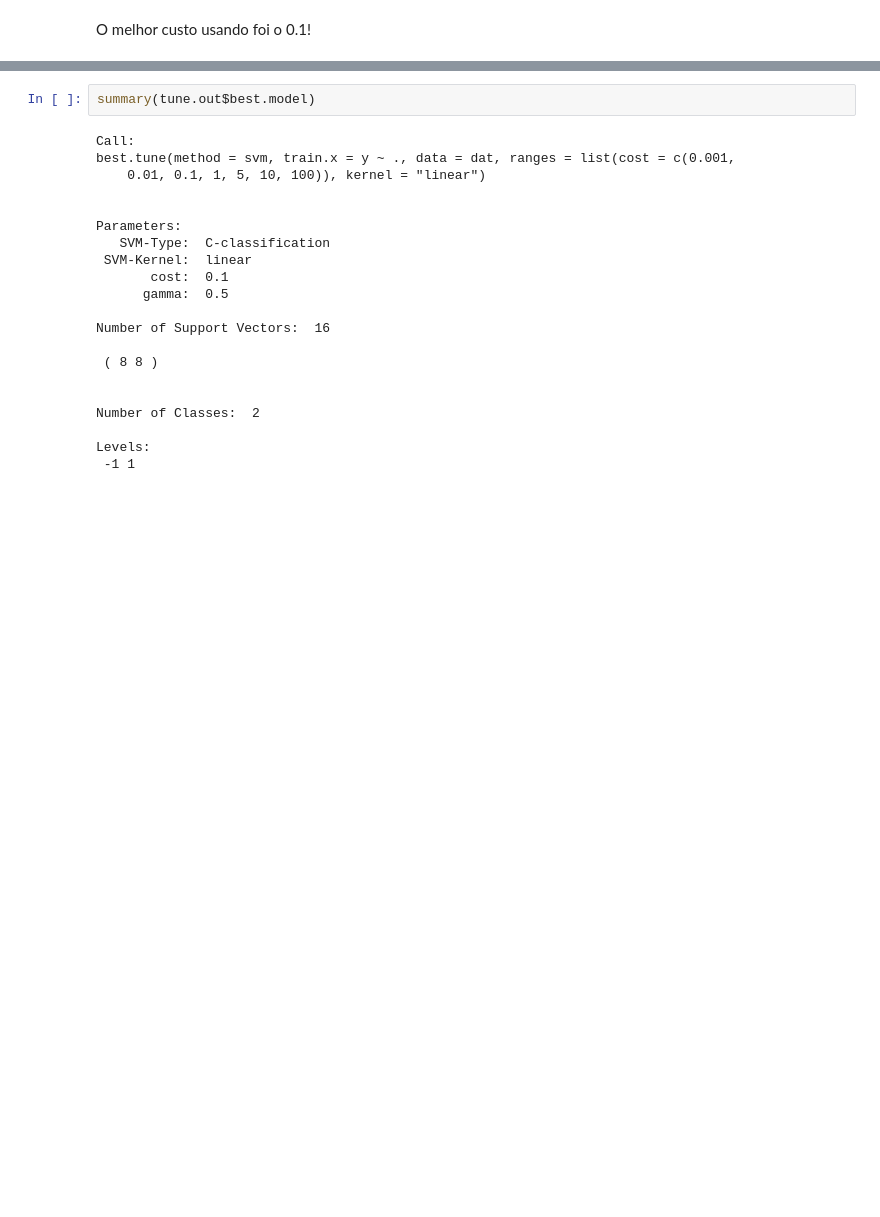
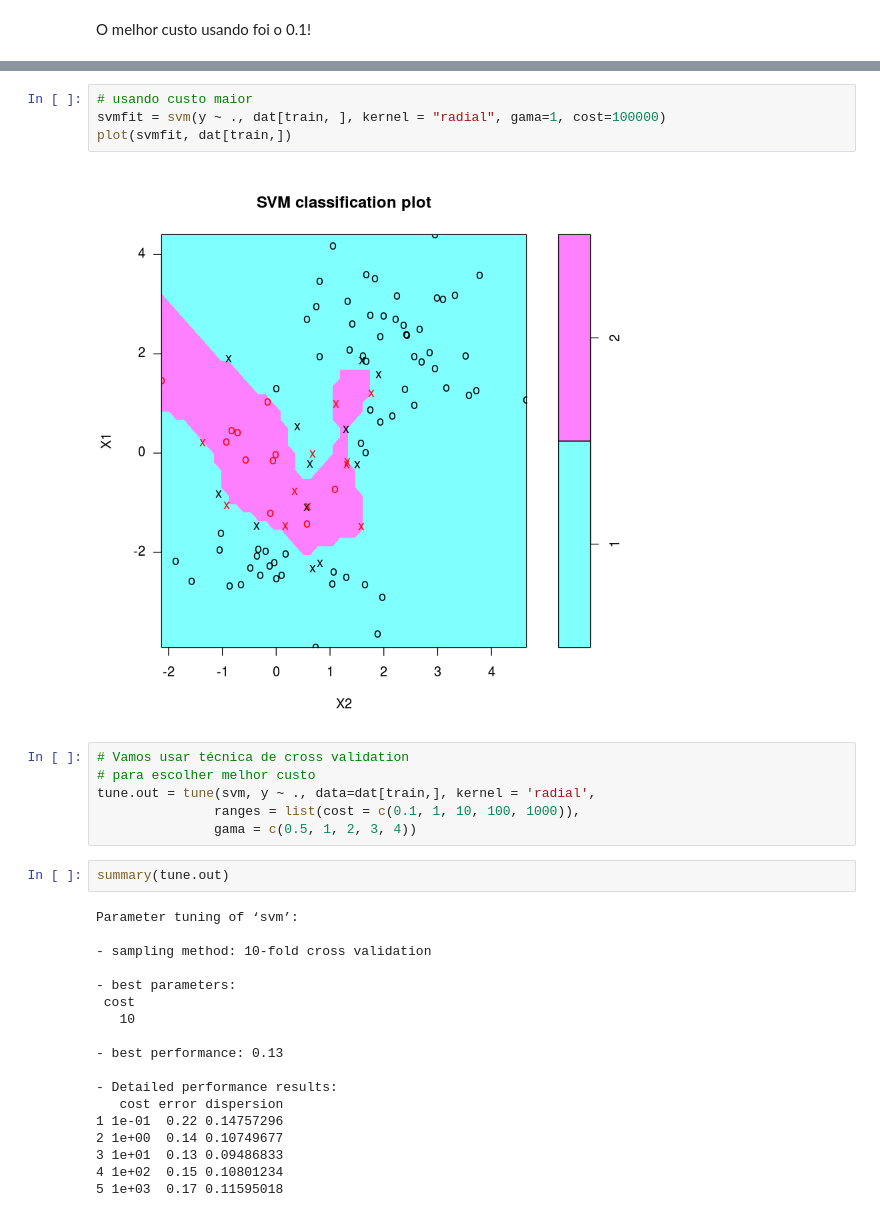
Before and after one commit to SCloves/SVM, a Jupyter notebook: SVM.ipynb, the cells around one changed output, grey strips where cells are left out. Drawn from its saved outputs; the diff is of its cells as text; blank space fills up the shorter version.

```diff
--- a/SVM.ipynb
+++ b/SVM.ipynb
@@ -182,23 +321,32 @@ Number of Support Vectors:  16
+# %%
+# usando custo maior
+svmfit = svm(y ~ ., dat[train, ], kernel = "radial", gama=1, cost=100000)
+plot(svmfit, dat[train,])
+# %% [output]
+[figure, added]
+# %%
+# Vamos usar técnica de cross validation
+# para escolher melhor custo
+tune.out = tune(svm, y ~ ., data=dat[train,], kernel = 'radial',
+               ranges = list(cost = c(0.1, 1, 10, 100, 1000)),
+               gama = c(0.5, 1, 2, 3, 4))
 # %%
-summary(tune.out$best.model)
+summary(tune.out)
 # %% [output]
-Call:
-best.tune(method = svm, train.x = y ~ ., data = dat, ranges = list(cost = c(0.001,
-    0.01, 0.1, 1, 5, 10, 100)), kernel = "linear")
+Parameter tuning of ‘svm’:
 
+- sampling method: 10-fold cross validation
 
-Parameters:
-   SVM-Type:  C-classification
- SVM-Kernel:  linear
-       cost:  0.1
-      gamma:  0.5
+- best parameters:
+ cost
+   10
 
-Number of Support Vectors:  16
+- best performance: 0.13
 
- ( 8 8 )
-
-
-Number of Classes:  2
-
-Levels:
- -1 1
+- Detailed performance results:
+   cost error dispersion
+1 1e-01  0.22 0.14757296
+2 1e+00  0.14 0.10749677
+3 1e+01  0.13 0.09486833
+4 1e+02  0.15 0.10801234
+5 1e+03  0.17 0.11595018
```
Also changed, not shown: parts of 20 cells of this notebook.
